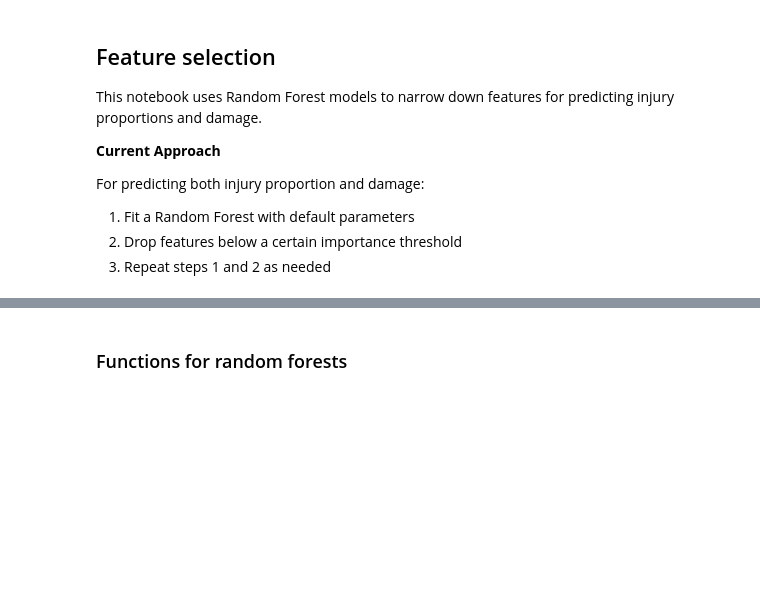
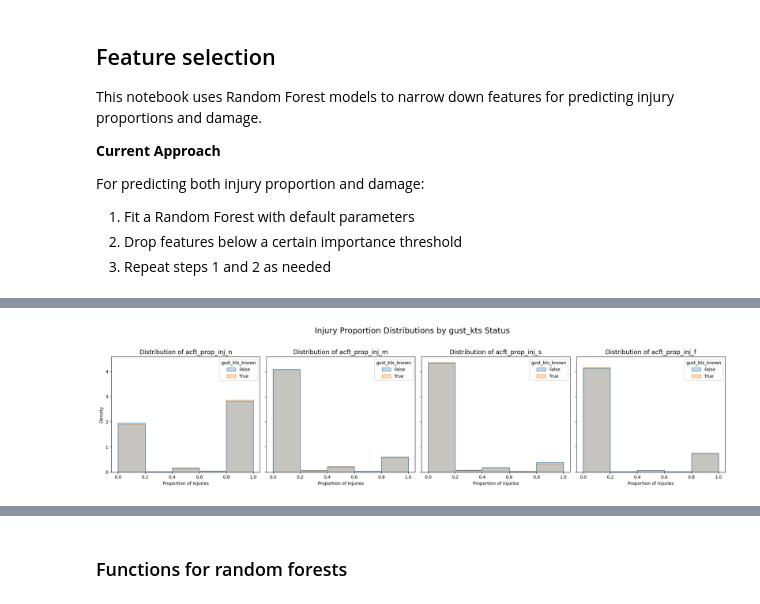
Before and after one commit to TheErdosInstitute-Summer2025-Project/aviation-project, a Jupyter notebook: jupyter-notebooks/model-testing-cj.ipynb, the cells around one changed output, grey strips where cells are left out. Saved outputs shown, nothing was run; the diff lists cells and outputs as text; code cells hidden in the pictures; blank space fills up the shorter version.

```diff
--- a/jupyter-notebooks/model-testing-cj.ipynb
+++ b/jupyter-notebooks/model-testing-cj.ipynb
@@ -47,0 +66,36 @@ Index(['ntsb_no', 'ev_type', 'ev_time', 'ev_country', 'ev_year', 'ev_month',
+# %%
+feature = 'gust_kts'
+feature_known = feature+'_known'
+data[feature_known] = data[feature]!=0
+# %%
+## Thank you Gemini 2.5 Pro for this code :-)
+
+target_columns = ['acft_prop_inj_n', 'acft_prop_inj_m', 'acft_prop_inj_s', 'acft_prop_inj_f']
+
+# Create a 1x4 grid of subplots. `sharey=True` makes the y-axis consistent.
+fig, axes = plt.subplots(1, 4, figsize=(20, 5), sharey=True)
+
+# Loop through each target column and its corresponding subplot axis
+for ax, col in zip(axes, target_columns):
+    sns.histplot(
+        data=data,
+        bins=5,
+        x=col,
+        hue=feature_known,  # This creates the two overlaid histograms
+        #kde=True,                 # Adds a density curve for better shape comparison
+        stat='density',           # Normalizes histograms to compare shapes, not counts
+        common_norm=False,        # Normalizes each histogram independently
+        element='step',           # Use steps instead of bars for cleaner overlaps
+        ax=ax                     # Specifies which subplot to draw on
+    )
+    ax.set_title(f'Distribution of {col}', fontsize=14)
+    ax.set_xlabel('Proportion of Injuries') # Set a clear x-axis label
+
+# Add a main title for the entire figure
+fig.suptitle(f'Injury Proportion Distributions by {feature} Status', fontsize=18, y=1.03)
+
+# Improve layout and display the plot
+plt.tight_layout()
+plt.show()
+# %% [output]
+[figure, added]
```
Also changed, not shown: parts of 7 cells of this notebook, 5 other files.
